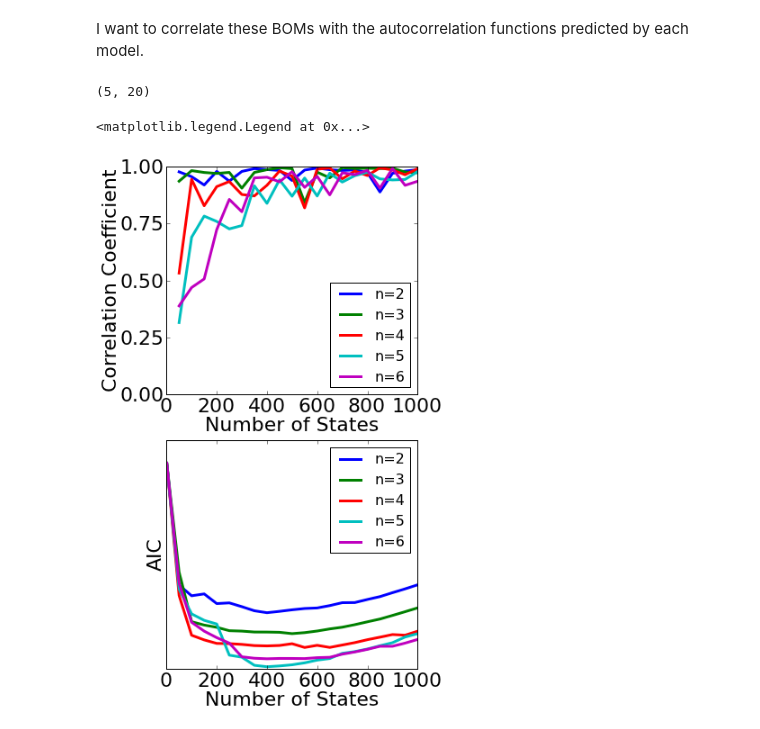
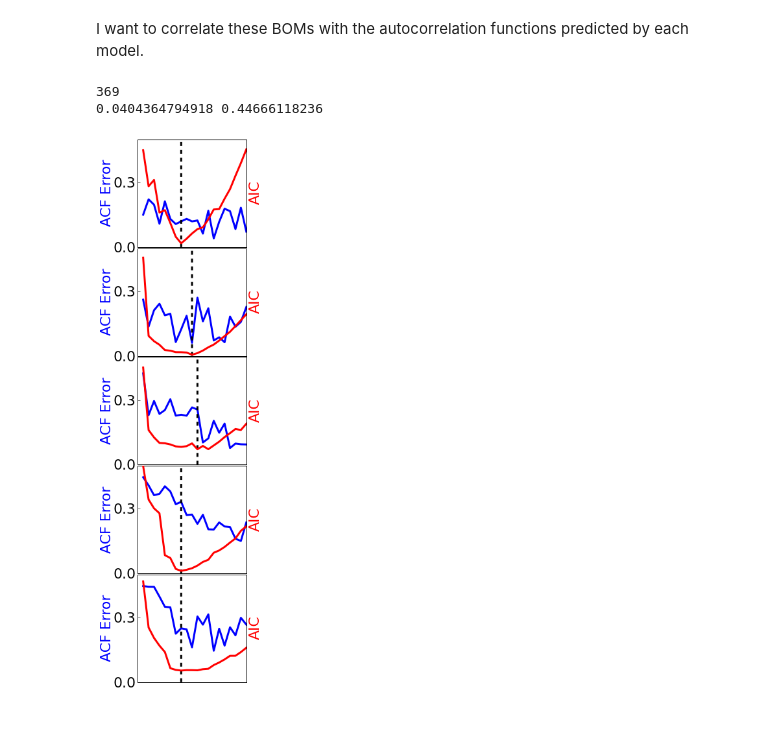
Before and after one commit to rmcgibbo/opt-k, a Jupyter notebook: fip35/ww_comps.ipynb, the cells around one changed output. Cells and saved outputs as stored; diff of their text form; code cells hidden in the pictures.

```diff
--- a/fip35/ww_comps.ipynb
+++ b/fip35/ww_comps.ipynb
@@ -35,44 +37,58 @@ legend(prop={'size':16})
 # %% [markdown]
 I want to correlate these BOMs with the autocorrelation functions predicted by each model.
 # %%
-#As_n = [ np.array([ np.load('MSMs/k%d_n%d/auto_rmsd.npy' % (k, n) )[:,1] for k in range(50, 1050, 50) ]) for n in range(2,7) ]
+As_n = [ np.array([ np.load('MSMs/k%d_n%d/auto_rmsd.npy' % (k, n) )[:,1] for k in range(50, 1050, 50) ]) for n in range(2,7) ]
 # As_n is a list of autocorrelation functions for each value of n
 
-#a_ref = np.load('auto_RMSD.npy')[::250][:,1]
-#i = np.where(a_ref <= 0)[0][0]
-#a_ref = a_ref[:i]
-#i = np.min([ np.where(r <= 0)[0][0] for r in As ] + [ np.where(a_ref <= 0)[0][
+a_ref = np.load('auto_RMSD.npy')[::250][:,2]
+i = np.where(a_ref <= 0)[0][0]
+print i
+i = 200
+a_ref = a_ref[:i]
 
-#As_n = np.array([ np.array([ r[:i] for r in As_n[n] ]) for n in range(5) ])
+#i = np.min([ np.where(r <= 0)[0][0] for r in As ] + [ np.where(a_ref <= 0)[0][0]] )
+
+As_n = np.array([ np.array([ r[:i] for r in As_n[n] ]) for n in range(5) ])
 
 #Cs_n = np.array([ np.array([ np.corrcoef(r, a_ref)[0,1] for r in As_n[n] ]) for n in range(5) ])
 
-Cs_n = np.load('corrcoeffs.npy')
+Cs_n = np.array([ np.array([ np.abs(r - a_ref).mean() for r in As_n[n] ]) for n in range(5) ])
 
-np.save('corrcoeffs.npy', Cs_n)
-print Cs_n.shape
+#Cs_n = np.load('corrcoeffs.npy')
+
+np.save('absdiffs.npy', Cs_n)
+print Cs_n.min(), Cs_n.max()
 # %% [output]
-(5, 20)
+369
+0.0404364794918 0.44666118236
-# %%
-figure(figsize=(5,10))
-subplot(211)
-for i in range(5):
-    plt(ks[i][1:], Cs_n[i], lw=3, label='n=%d' %(i+2))
-
-yticks([0,0.25,0.5,0.75,1])
-ylabel('Correlation Coefficient')
-ylim(0,1)
-xlabel('Number of States')
-legend(loc=4, prop={'size' : 16})
-
-subplot(212)
-for i in range(len(ns)):
-    plt(ks[i], aics[i], label='n=%d' % ns[i], lw=3)
-
-yticks([])
-ylabel('AIC')
-xlabel('Number of States')
-legend(prop={'size':16})
-# %% [output]
-<matplotlib.legend.Legend at 0x...>
-[figure, removed]
+# %%
+figure(figsize=(3,15))
+for i in range(5):
+    subplot(511 + i)
+    plt(ks[i][1:], Cs_n[i], lw=3, label='n=%d' %(i+2))
+    ylabel('ACF Error', color='blue')
+    yticks([0, 0.3])
+    ylim(0,0.5)
+    xticks([])
+    xlim(0,1000)
+    twinx()
+    plt(ks[i][1:], aics[i][1:], label='n=%d' % ns[i], lw=3, color='red')
+    xticks([])
+    yticks([])
+#    ylim(-1E7, -5E6)
+
+
+    bom = ks[i][np.argmin(aics[i])]
+    y0, y1 = ylim()
+    vlines(bom, y0, y1 , color='black', linestyle='dashed', lw=3)
+    xlim(0,1000)
+    ylabel('AIC', color='red')
+
+#xticks(np.arange(0, 1250, 500))
+#yticks([0,0.25,0.5,0.75,1])
+#ylabel('Correlation Coefficient')
+xlabel('Number of States')
+#legend(loc=4, prop={'size' : 16})
+subplots_adjust(hspace=0.01)
+# %% [output]
+[figure, added]
```
Also changed, not shown: parts of 3 cells of this notebook.
